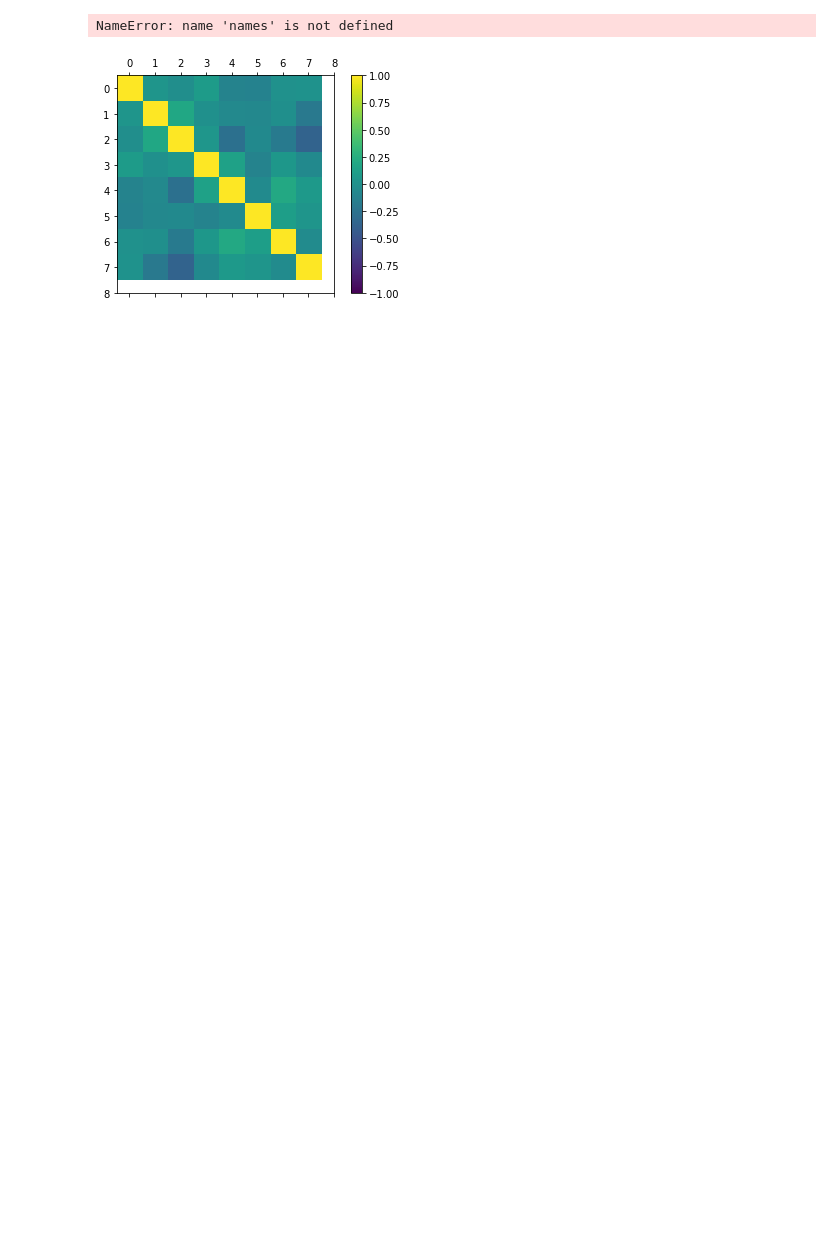
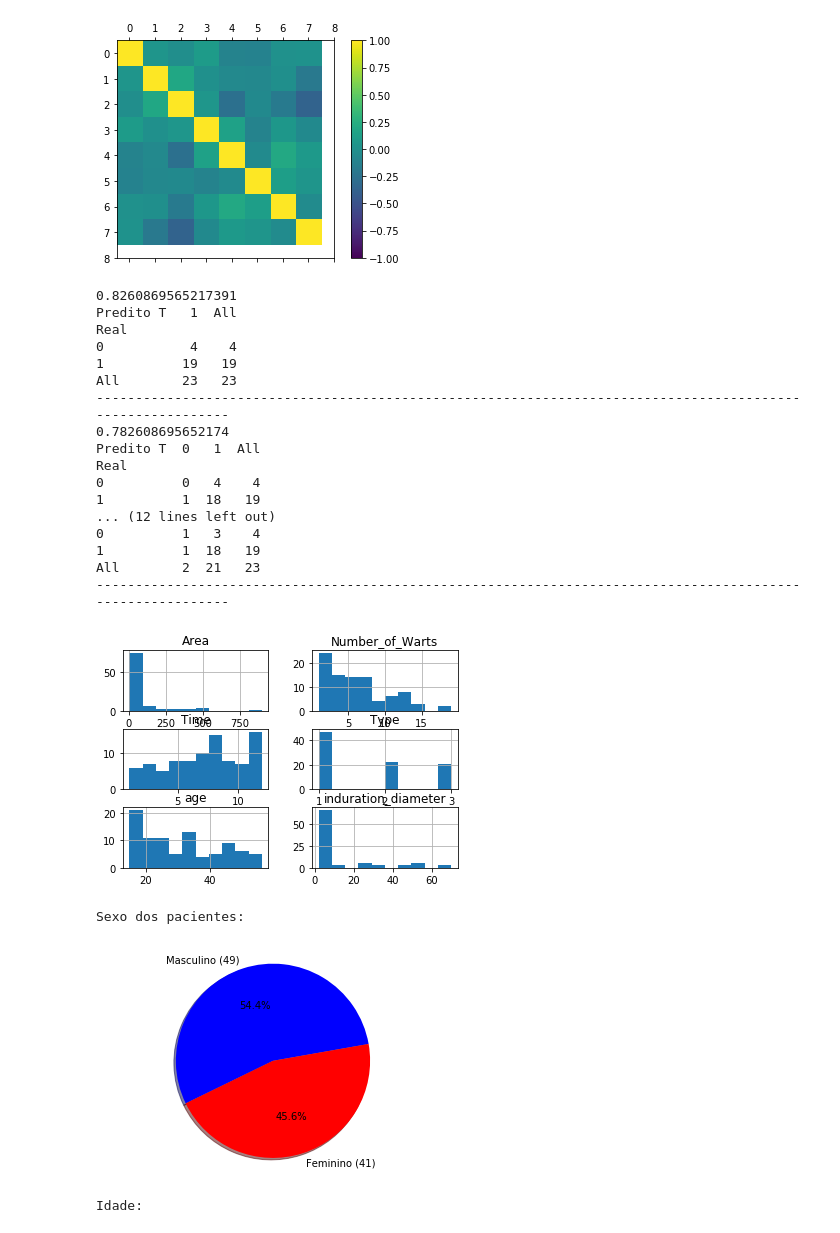
Before and after one commit to lunatic0696/AvaliacaoEly02, a Jupyter notebook: AvaliaçãoEly.ipynb, the cells around one changed output. Cells and saved outputs as stored; diff of their text form; code cells hidden in the pictures; blank space fills up the shorter version.

```diff
--- a/AvaliaçãoEly.ipynb
+++ b/AvaliaçãoEly.ipynb
@@ -27,8 +27,6 @@ fig.colorbar(cax)
 ticks = np.arange(0,9,1)
 ax.set_xticks(ticks)
 ax.set_yticks(ticks)
-ax.set_xticklabels(names)
-ax.set_yticklabels(names)
 plt.show()
 
 clf = LinearDiscriminantAnalysis()
@@ -54,15 +52,16 @@ clf.fit(x_treino, y_treino)
 print(clf.score(x_teste, y_teste))
 
 print(pd.crosstab(y_teste.values.ravel(), clf.predict(x_teste), rownames=['Real'], colnames=['Predito T'], margins=True))
-
+print('-----------------------------------------------------------------------------------------------------------')
 
 #Teste Análise Discriminatória Quadrática
-'''clf = QuadraticDiscriminantAnalysis()
+clf = QuadraticDiscriminantAnalysis()
 clf.fit(x_treino, y_treino.values.ravel())
 
 print(clf.score(x_teste, y_teste))
 
 print(pd.crosstab(y_teste.values.ravel(), clf.predict(x_teste), rownames=['Real'], colnames=['Predito T'], margins=True))
+print('-----------------------------------------------------------------------------------------------------------')
 
 #Teste Floresta Randômica
 clf = RandomForestClassifier()
@@ -71,6 +70,7 @@ clf.fit(x_treino, y_treino.values.ravel())
 print(clf.score(x_teste, y_teste))
 
 print(pd.crosstab(y_teste.values.ravel(), clf.predict(x_teste), rownames=['Real'], colnames=['Predito T'], margins=True))
+print('-----------------------------------------------------------------------------------------------------------')
 
 #Teste Bagging
 clf = BaggingClassifier()
@@ -78,7 +78,8 @@ clf.fit(x_treino, y_treino.values.ravel())
 
 print(clf.score(x_teste, y_teste))
 
-print(pd.crosstab(y_teste.values.ravel(), clf.predict(x_teste), rownames=['Real'], colnames=['Predito T'], margins=True))'''
+print(pd.crosstab(y_teste.values.ravel(), clf.predict(x_teste), rownames=['Real'], colnames=['Predito T'], margins=True))
+print('-----------------------------------------------------------------------------------------------------------')
 
 #Histograma
 df.hist()
@@ -132,32 +133,52 @@ colors = ['green', 'blue', 'yellow']
 # Plot
 plt.pie(sizes, labels=labels, colors=colors,
 autopct='%1.1f%%', shadow=True, startangle=10)
 print("Tipos de verrugas:")
 plt.axis('equal')
 plt.show()
 
 #diagrama de caixa
 age = df['age']
 plt.boxplot(age, showfliers=True)
 # %% [output]
                           sex       age      Time  Number_of_Warts      Type  \
 sex                  1.000000  0.043682 -0.014825         0.100785 -0.104623
 age                  0.043682  1.000000  0.188981         0.000092 -0.056636
 Time                -0.014825  0.188981  1.000000         0.050800 -0.262870
 Number_of_Warts      0.100785  0.000092  0.050800         1.000000  0.148047
 Type                -0.104623 -0.056636 -0.262870         0.148047  1.000000
 Area                -0.115664 -0.064334 -0.047254        -0.107528 -0.042080
 induration_diameter  0.015202 -0.007005 -0.183656         0.062383  0.205546
 Result_of_Treatment  0.018831 -0.188314 -0.361172        -0.047160  0.083396
 
                          Area  induration_diameter  Result_of_Treatment
 sex                 -0.115664             0.015202             0.018831
 age                 -0.064334            -0.007005            -0.188314
 Time                -0.047254            -0.183656            -0.361172
 Number_of_Warts     -0.107528             0.062383            -0.047160
 Type                -0.042080             0.205546             0.083396
 Area                 1.000000             0.119262             0.043349
 induration_diameter  0.119262             1.000000            -0.031273
 Result_of_Treatment  0.043349            -0.031273             1.000000
+[figure]
-NameError: name 'names' is not defined
+0.8260869565217391
+Predito T   1  All
+Real
+0           4    4
+1          19   19
+All        23   23
+-----------------------------------------------------------------------------------------------------------
+0.782608695652174
+Predito T  0   1  All
+Real
+0          0   4    4
+1          1  18   19
+... (12 lines left out)
+0          1   3    4
+1          1  18   19
+All        2  21   23
+-----------------------------------------------------------------------------------------------------------
-[figure]
+[figure, added]
+Sexo dos pacientes:
+[figure, added]
+Idade:
```
Also changed, not shown: parts of 2 cells of this notebook.
